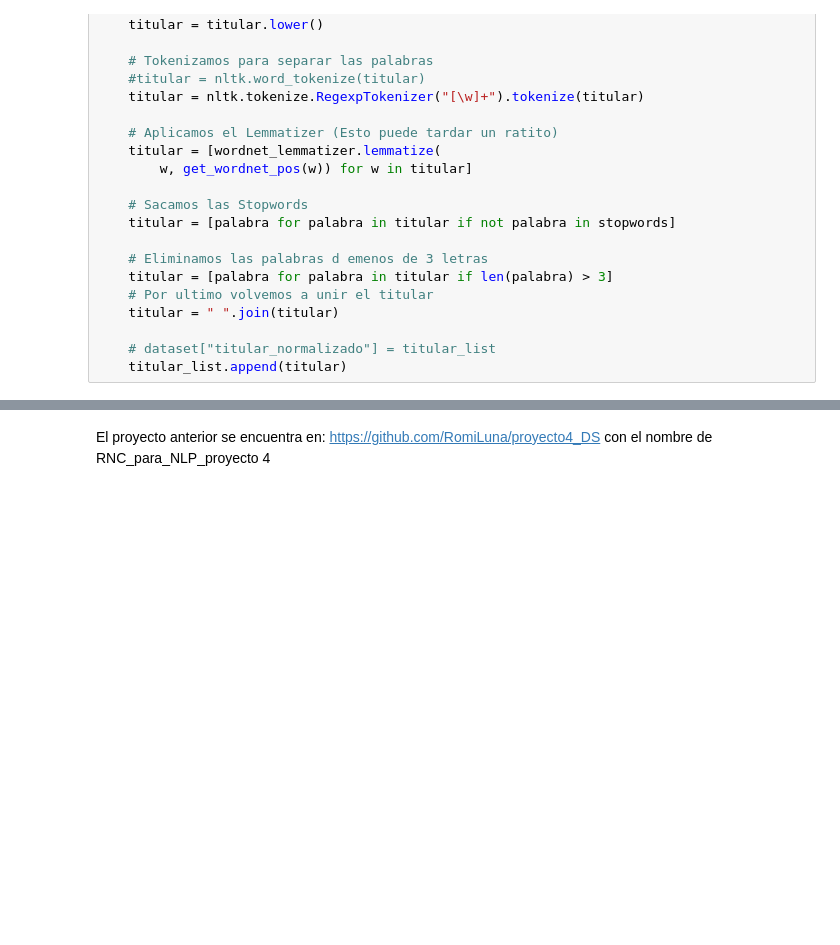
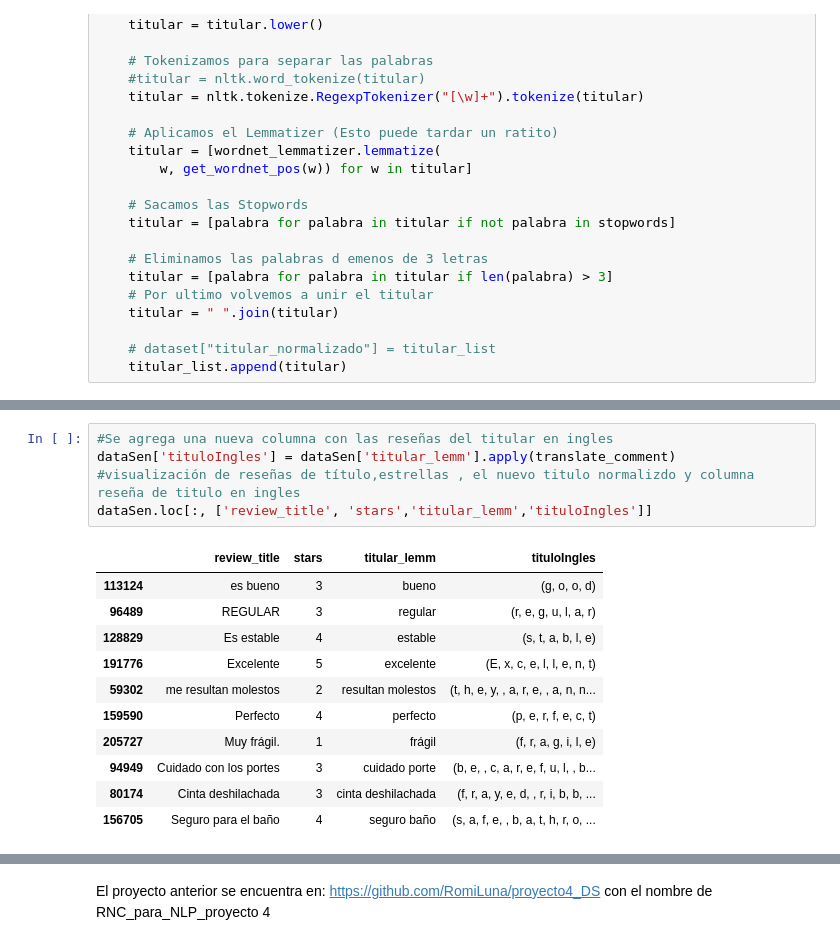
Before and after one commit to RomiLuna/proyecto4_DS, a Jupyter notebook: DS_Proyecto_04_NLP_CorrilloRomina.ipynb, the cells around one changed output, grey strips where cells are left out. Cells and saved outputs as stored; diff of their text form; blank space fills up the shorter version.

```diff
--- a/DS_Proyecto_04_NLP_CorrilloRomina.ipynb
+++ b/DS_Proyecto_04_NLP_CorrilloRomina.ipynb
@@ -1836,0 +1656,17 @@ name 'update' is not defined
+# %%
+#Se agrega una nueva columna con las reseñas del titular en ingles
+dataSen['tituloIngles'] = dataSen['titular_lemm'].apply(translate_comment)
+#visualización de reseñas de título,estrellas , el nuevo titulo normalizdo y columna reseña de titulo en ingles
+dataSen.loc[:, ['review_title', 'stars','titular_lemm','tituloIngles']]
+# %% [output]
+|  | review_title | stars | titular_lemm | tituloIngles |
+| 113124 | es bueno | 3 | bueno | (g, o, o, d) |
+| 96489 | REGULAR | 3 | regular | (r, e, g, u, l, a, r) |
+| 128829 | Es estable | 4 | estable | (s, t, a, b, l, e) |
+| 191776 | Excelente | 5 | excelente | (E, x, c, e, l, l, e, n, t) |
+| 59302 | me resultan molestos | 2 | resultan molestos | (t, h, e, y, , a, r, e, , a, n, n... |
+| 159590 | Perfecto | 4 | perfecto | (p, e, r, f, e, c, t) |
+| 205727 | Muy frágil. | 1 | frágil | (f, r, a, g, i, l, e) |
+| 94949 | Cuidado con los portes | 3 | cuidado porte | (b, e, , c, a, r, e, f, u, l, , b... |
+| 80174 | Cinta deshilachada | 3 | cinta deshilachada | (f, r, a, y, e, d, , r, i, b, b, ... |
+| 156705 | Seguro para el baño | 4 | seguro baño | (s, a, f, e, , b, a, t, h, r, o, ... |
```
Also changed, not shown: parts of 45 cells of this notebook, 1 other file.
